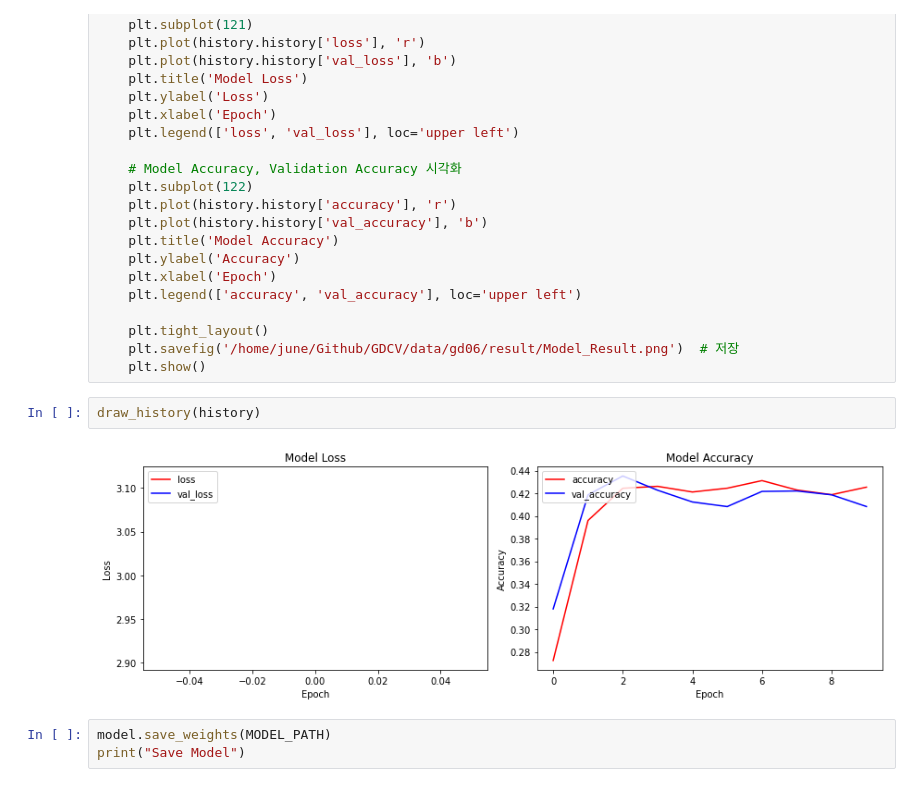
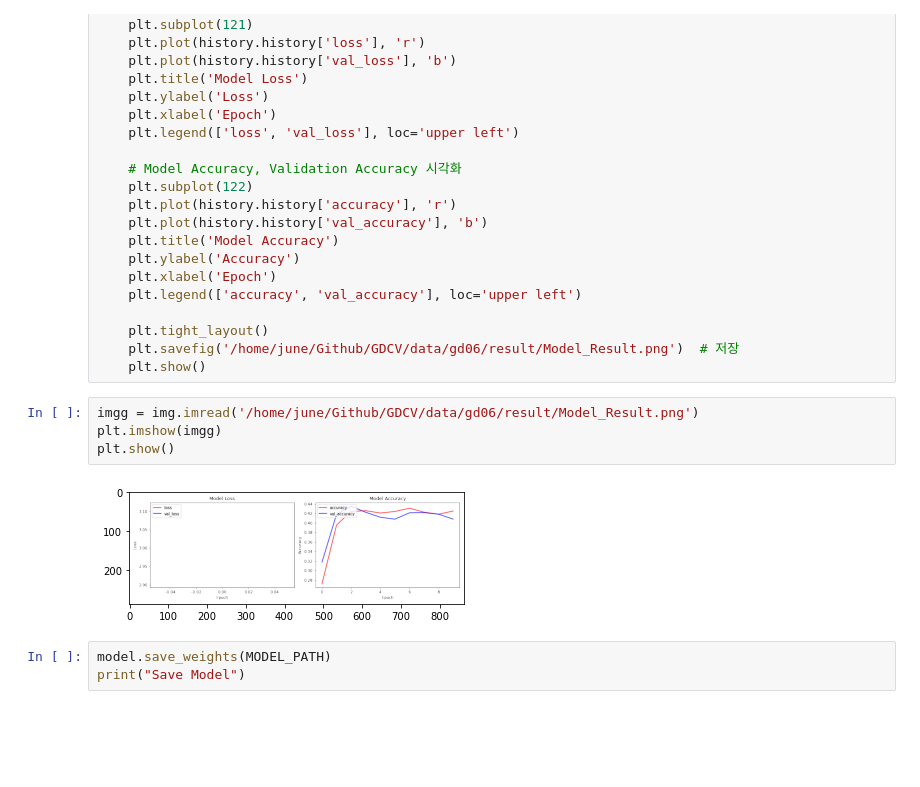
Before and after one commit to F100d4U/GDCV, a Jupyter notebook: [GDCV06]Autopilot.ipynb, the cells around one changed output. Drawn from its saved outputs; the diff is of its cells as text; blank space fills up the shorter version.

```diff
--- a/[GDCV06]Autopilot.ipynb
+++ b/[GDCV06]Autopilot.ipynb
@@ -673,10 +665,12 @@ def draw_history(history):
     plt.tight_layout()
     plt.savefig('/home/june/Github/GDCV/data/gd06/result/Model_Result.png')  # 저장
     plt.show()
-# %%
-draw_history(history)
-# %% [output]
-[figure, removed]
+# %%
+imgg = img.imread('/home/june/Github/GDCV/data/gd06/result/Model_Result.png')
+plt.imshow(imgg)
+plt.show()
+# %% [output]
+[figure, added]
 # %%
 model.save_weights(MODEL_PATH)
 print("Save Model")
```
Also changed, not shown: parts of 11 cells of this notebook.
